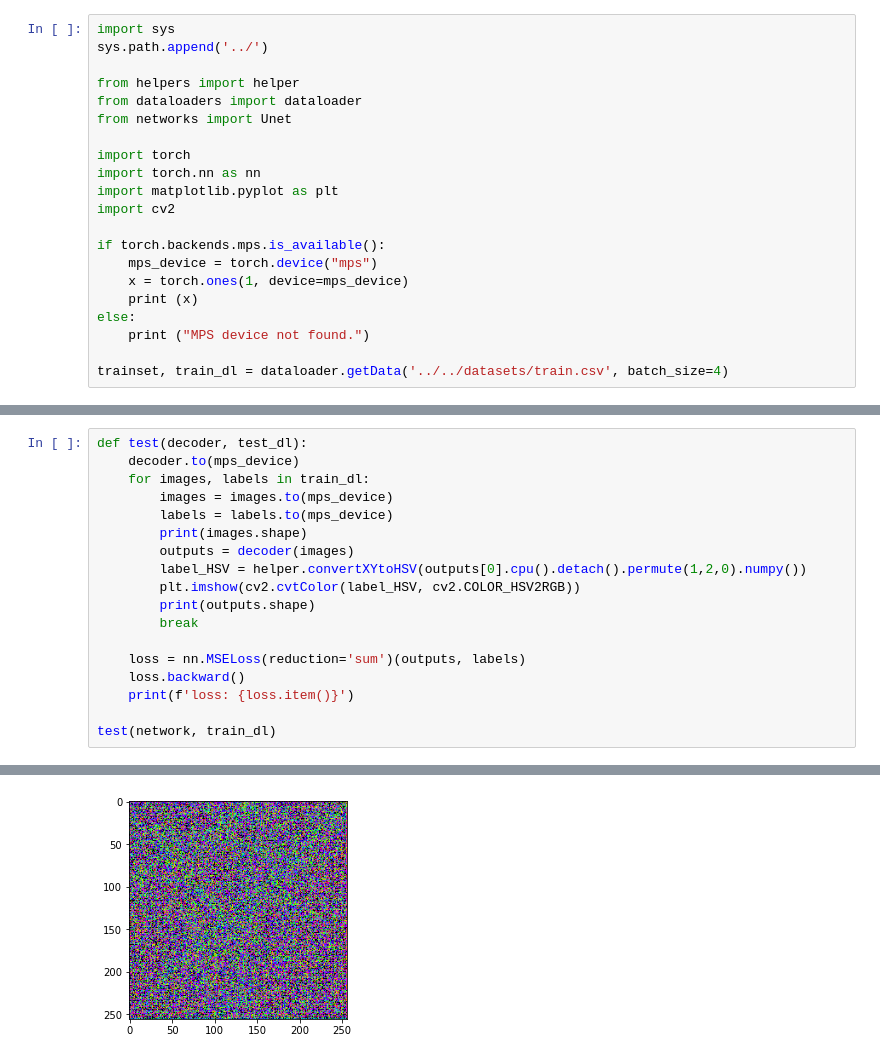
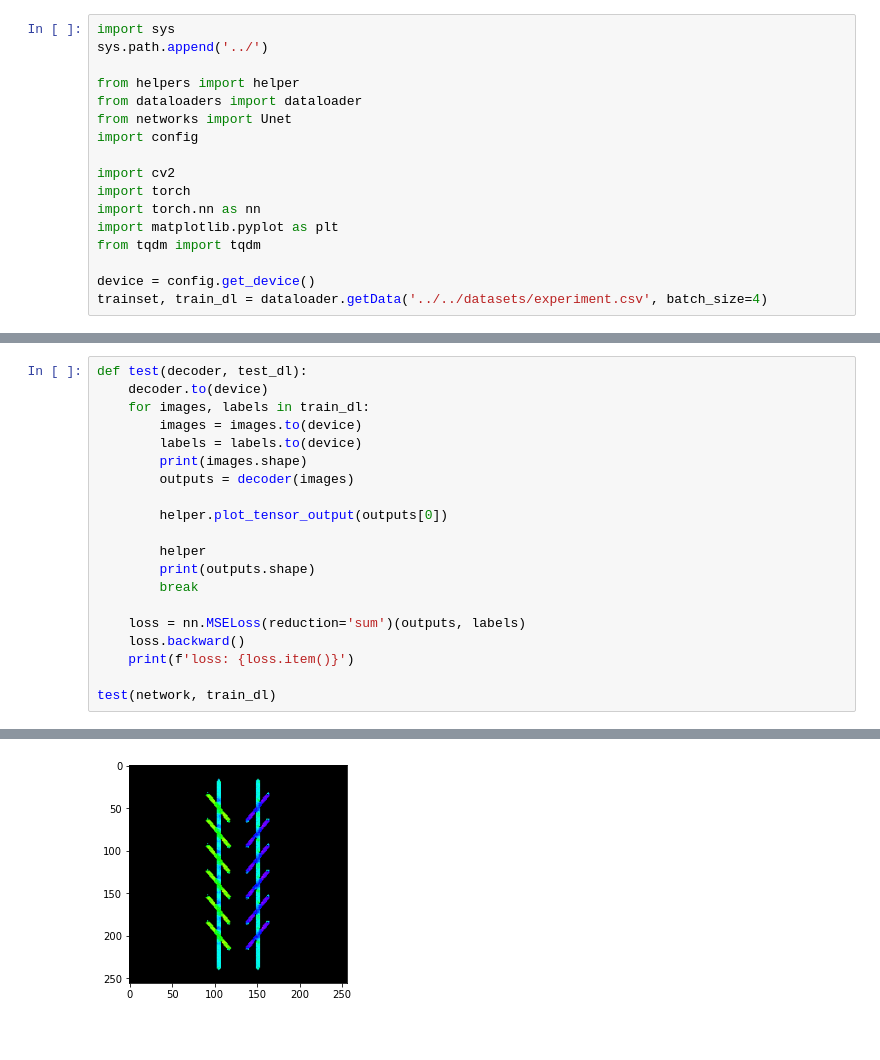
Before and after one commit to liuyoshio/visual-illusion, a Jupyter notebook: trainers/trainer_test.ipynb, the cells around one changed output, grey strips where cells are left out. Cells and saved outputs as stored; diff of their text form.

Commit message:
experiment data / start test training

```diff
--- a/trainers/trainer_test.ipynb
+++ b/trainers/trainer_test.ipynb
@@ -5,18 +5,14 @@ sys.path.append('../')
 from helpers import helper
 from dataloaders import dataloader
 from networks import Unet
+import config
 
+import cv2
 import torch
 import torch.nn as nn
 import matplotlib.pyplot as plt
-import cv2
+from tqdm import tqdm
 
-if torch.backends.mps.is_available():
-    mps_device = torch.device("mps")
-    x = torch.ones(1, device=mps_device)
-    print (x)
-else:
-    print ("MPS device not found.")
-
-trainset, train_dl = dataloader.getData('../../datasets/train.csv', batch_size=4)
+device = config.get_device()
+trainset, train_dl = dataloader.getData('../../datasets/experiment.csv', batch_size=4)
 # %% [output]
@@ -26,13 +24,15 @@ network = Unet.getModel()
 # %%
 def test(decoder, test_dl):
-    decoder.to(mps_device)
+    decoder.to(device)
     for images, labels in train_dl:
-        images = images.to(mps_device)
-        labels = labels.to(mps_device)
+        images = images.to(device)
+        labels = labels.to(device)
         print(images.shape)
         outputs = decoder(images)
-        label_HSV = helper.convertXYtoHSV(outputs[0].cpu().detach().permute(1,2,0).numpy())
-        plt.imshow(cv2.cvtColor(label_HSV, cv2.COLOR_HSV2RGB))
+
+        helper.plot_tensor_output(outputs[0])
+
+        helper
         print(outputs.shape)
         break
 
@@ -48 +48 @@ loss: 281024.21875
-[figure, old version]
+[figure, new version]
```
Also changed, not shown: parts of 6 cells of this notebook, 8 other files.
